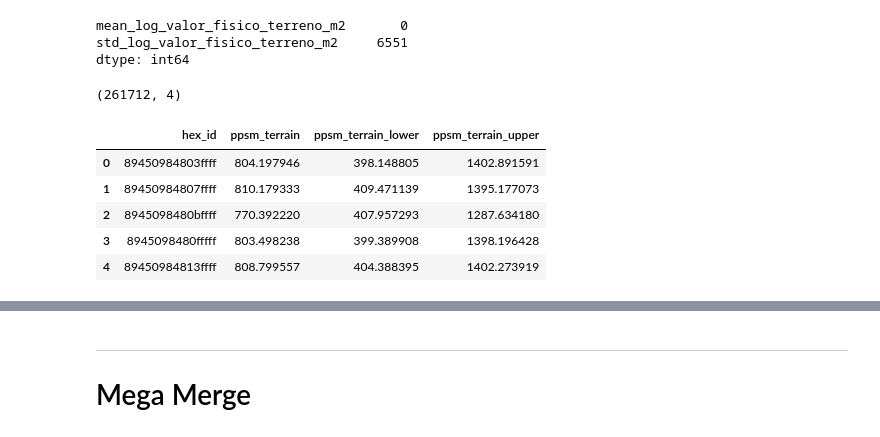
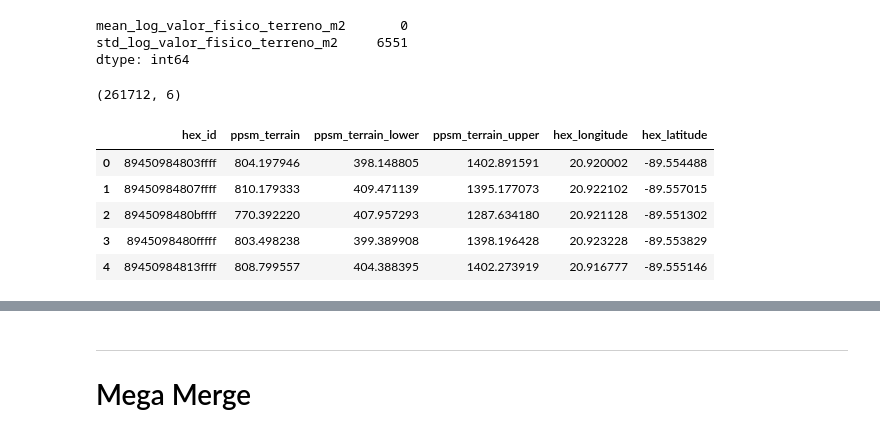
Before and after one commit to YunPerez/mexico-real-estate-investigation, a Jupyter notebook: src/P3_MODELS/s0_final_table.ipynb, the cells around one changed output, grey strips where cells are left out. Drawn from its saved outputs; the diff is of its cells as text; code cells hidden in the pictures.

```diff
--- a/src/P3_MODELS/s0_final_table.ipynb
+++ b/src/P3_MODELS/s0_final_table.ipynb
@@ -336,36 +362,42 @@ dtype: int64
 # %%
 # wrangle
 df_terrain_prices = (
     df_terrain_prices
     .assign(
         ppsm_terrain=lambda x: np.exp(x["mean_log_valor_fisico_terreno_m2"] + x["std_log_valor_fisico_terreno_m2"]**2/2),
         ppsm_terrain_lower=lambda x: lognorm.ppf(0.05, s=x["std_log_valor_fisico_terreno_m2"], scale=np.exp(x["mean_log_valor_fisico_terreno_m2"])),
         ppsm_terrain_upper=lambda x: lognorm.ppf(0.95, s=x["std_log_valor_fisico_terreno_m2"], scale=np.exp(x["mean_log_valor_fisico_terreno_m2"]))
     )
     .assign(
         # fill nan with mean
         ppsm_terrain_lower=lambda x: np.where(
             x["ppsm_terrain_lower"].isna(),
             x["ppsm_terrain"],
             x["ppsm_terrain_lower"]
         ),
         ppsm_terrain_upper=lambda x: np.where(
             x["ppsm_terrain_upper"].isna(),
             x["ppsm_terrain"],
             x["ppsm_terrain_upper"]
-        )
+        ),
+
     )
     .drop(columns=["std_log_valor_fisico_terreno_m2", "city_cluster", "mean_log_valor_fisico_terreno_m2"])
 )
 
+# get longitude and latitude of the center of the hexagon
+df_terrain_prices["hex_longitude"], df_terrain_prices["hex_latitude"] = zip(
+    *df_terrain_prices["hex_id"].apply(h3.h3_to_geo)
+    )
+
 # see
 print(df_terrain_prices.shape)
 df_terrain_prices.head()
 # %% [output]
-(261712, 4)
+(261712, 6)
-|  | hex_id | ppsm_terrain | ppsm_terrain_lower | ppsm_terrain_upper |
-| 0 | 89450984803ffff | 804.197946 | 398.148805 | 1402.891591 |
-| 1 | 89450984807ffff | 810.179333 | 409.471139 | 1395.177073 |
-| 2 | 8945098480bffff | 770.392220 | 407.957293 | 1287.634180 |
-| 3 | 8945098480fffff | 803.498238 | 399.389908 | 1398.196428 |
-| 4 | 89450984813ffff | 808.799557 | 404.388395 | 1402.273919 |
+|  | hex_id | ppsm_terrain | ppsm_terrain_lower | ppsm_terrain_upper | hex_longitude | hex_latitude |
+| 0 | 89450984803ffff | 804.197946 | 398.148805 | 1402.891591 | 20.920002 | -89.554488 |
+| 1 | 89450984807ffff | 810.179333 | 409.471139 | 1395.177073 | 20.922102 | -89.557015 |
+| 2 | 8945098480bffff | 770.392220 | 407.957293 | 1287.634180 | 20.921128 | -89.551302 |
+| 3 | 8945098480fffff | 803.498238 | 399.389908 | 1398.196428 | 20.923228 | -89.553829 |
+| 4 | 89450984813ffff | 808.799557 | 404.388395 | 1402.273919 | 20.916777 | -89.555146 |
```
Also changed, not shown: parts of 14 cells of this notebook, 5 other files.
